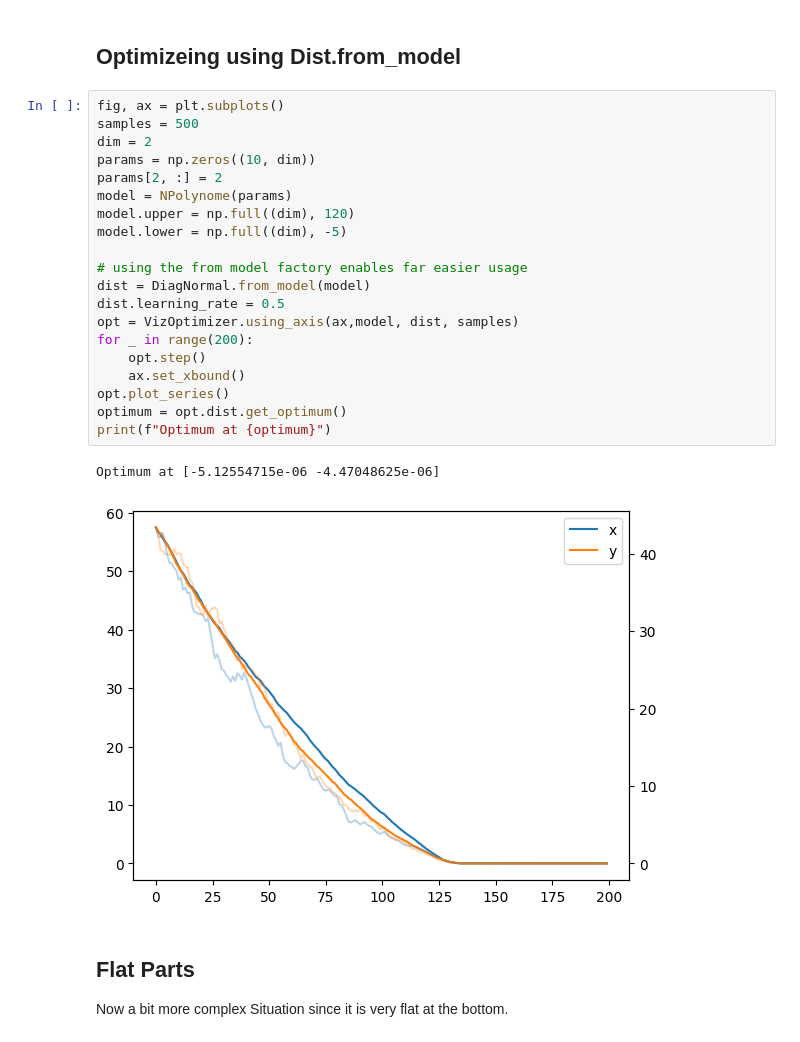
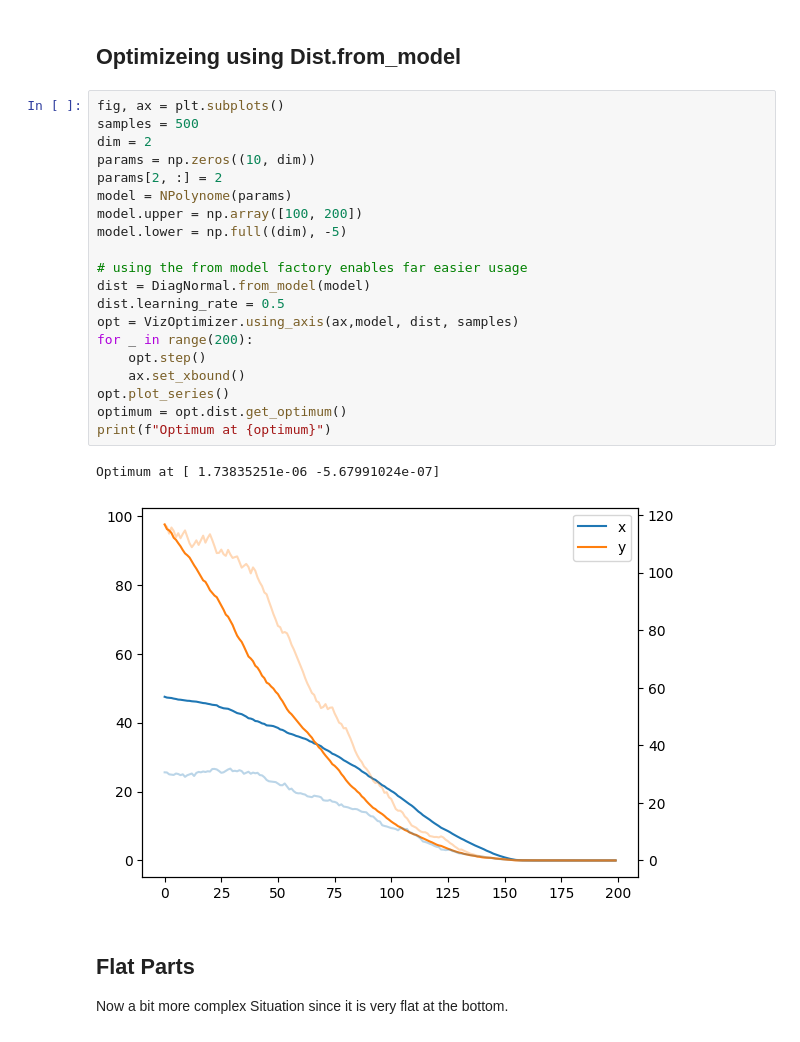
Before and after one commit to cry-phy/nes, a Jupyter notebook: res/example.ipynb, the cells around one changed output. Drawn from its saved outputs; the diff is of its cells as text.

```diff
--- a/res/example.ipynb
+++ b/res/example.ipynb
@@ -35,26 +38,26 @@ plt.show()
 # %%
 fig, ax = plt.subplots()
 samples = 500
 dim = 2
 params = np.zeros((10, dim))
 params[2, :] = 2
 model = NPolynome(params)
-model.upper = np.full((dim), 120)
+model.upper = np.array([100, 200])
 model.lower = np.full((dim), -5)
 
 # using the from model factory enables far easier usage
 dist = DiagNormal.from_model(model)
 dist.learning_rate = 0.5
 opt = VizOptimizer.using_axis(ax,model, dist, samples)
 for _ in range(200):
     opt.step()
     ax.set_xbound()
 opt.plot_series()
 optimum = opt.dist.get_optimum()
 print(f"Optimum at {optimum}")
 # %% [output]
-Optimum at [-5.12554715e-06 -4.47048625e-06]
+Optimum at [ 1.73835251e-06 -5.67991024e-07]
-[figure, old version]
+[figure, new version]
 # %% [markdown]
 ## Flat Parts
 Now a bit more complex Situation since it is very flat at the bottom.
```
Also changed, not shown: parts of 3 cells of this notebook, 2 other files.
